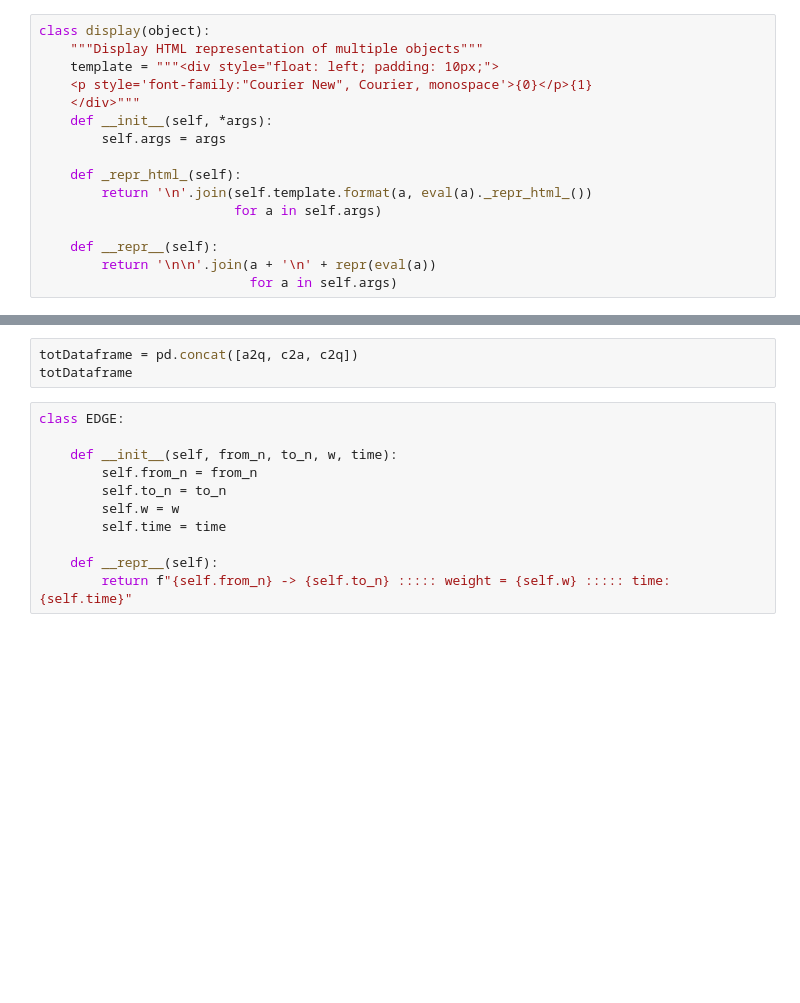
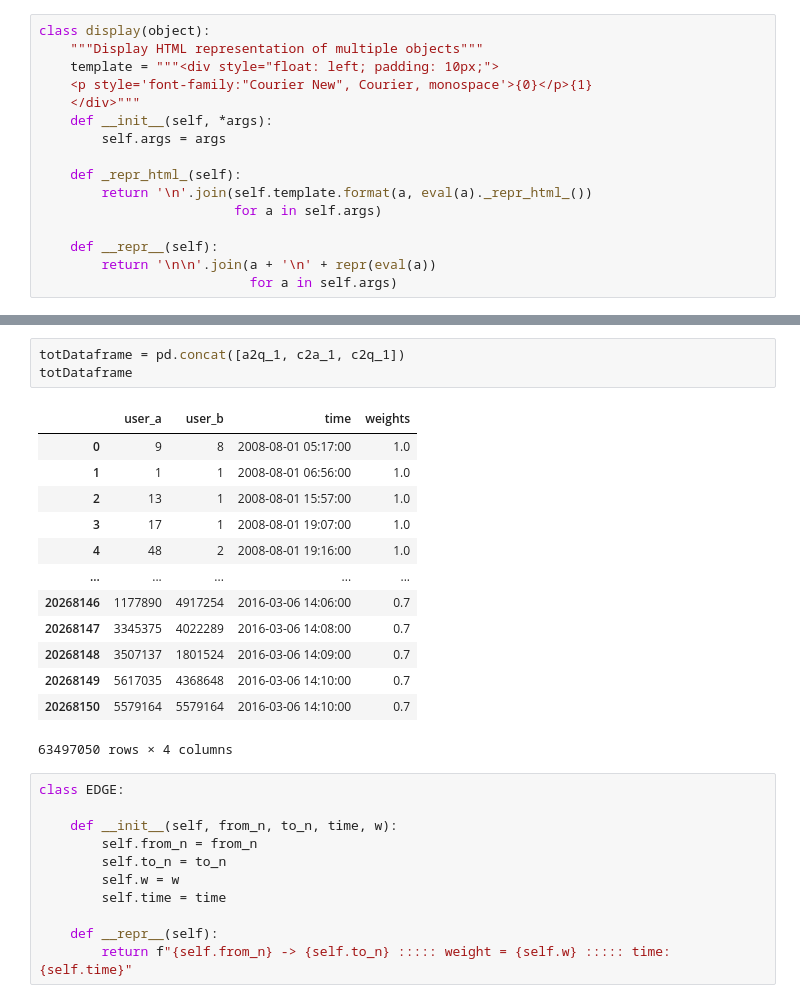
Before and after one commit to michele1783/ADM-HW5, a Jupyter notebook: test-Ame.ipynb, the cells around one changed output, grey strips where cells are left out. Saved outputs shown, nothing was run; the diff lists cells and outputs as text; blank space fills up the shorter version.

```diff
--- a/test-Ame.ipynb
+++ b/test-Ame.ipynb
@@ -32,10 +102,24 @@ display("a2q", "c2a", "c2q")
 # %%
-totDataframe = pd.concat([a2q, c2a, c2q])
+totDataframe = pd.concat([a2q_1, c2a_1, c2q_1])
 totDataframe
+# %% [output]
+|  | user_a | user_b | time | weights |
+| 0 | 9 | 8 | 2008-08-01 05:17:00 | 1.0 |
+| 1 | 1 | 1 | 2008-08-01 06:56:00 | 1.0 |
+| 2 | 13 | 1 | 2008-08-01 15:57:00 | 1.0 |
+| 3 | 17 | 1 | 2008-08-01 19:07:00 | 1.0 |
+| 4 | 48 | 2 | 2008-08-01 19:16:00 | 1.0 |
+| ... | ... | ... | ... | ... |
+| 20268146 | 1177890 | 4917254 | 2016-03-06 14:06:00 | 0.7 |
+| 20268147 | 3345375 | 4022289 | 2016-03-06 14:08:00 | 0.7 |
+| 20268148 | 3507137 | 1801524 | 2016-03-06 14:09:00 | 0.7 |
+| 20268149 | 5617035 | 4368648 | 2016-03-06 14:10:00 | 0.7 |
+| 20268150 | 5579164 | 5579164 | 2016-03-06 14:10:00 | 0.7 |
+63497050 rows × 4 columns
 # %%
 class EDGE:
 
-    def __init__(self, from_n, to_n, w, time):
+    def __init__(self, from_n, to_n, time, w):
         self.from_n = from_n
         self.to_n = to_n
         self.w = w
```
Also changed, not shown: parts of 20 cells of this notebook.
